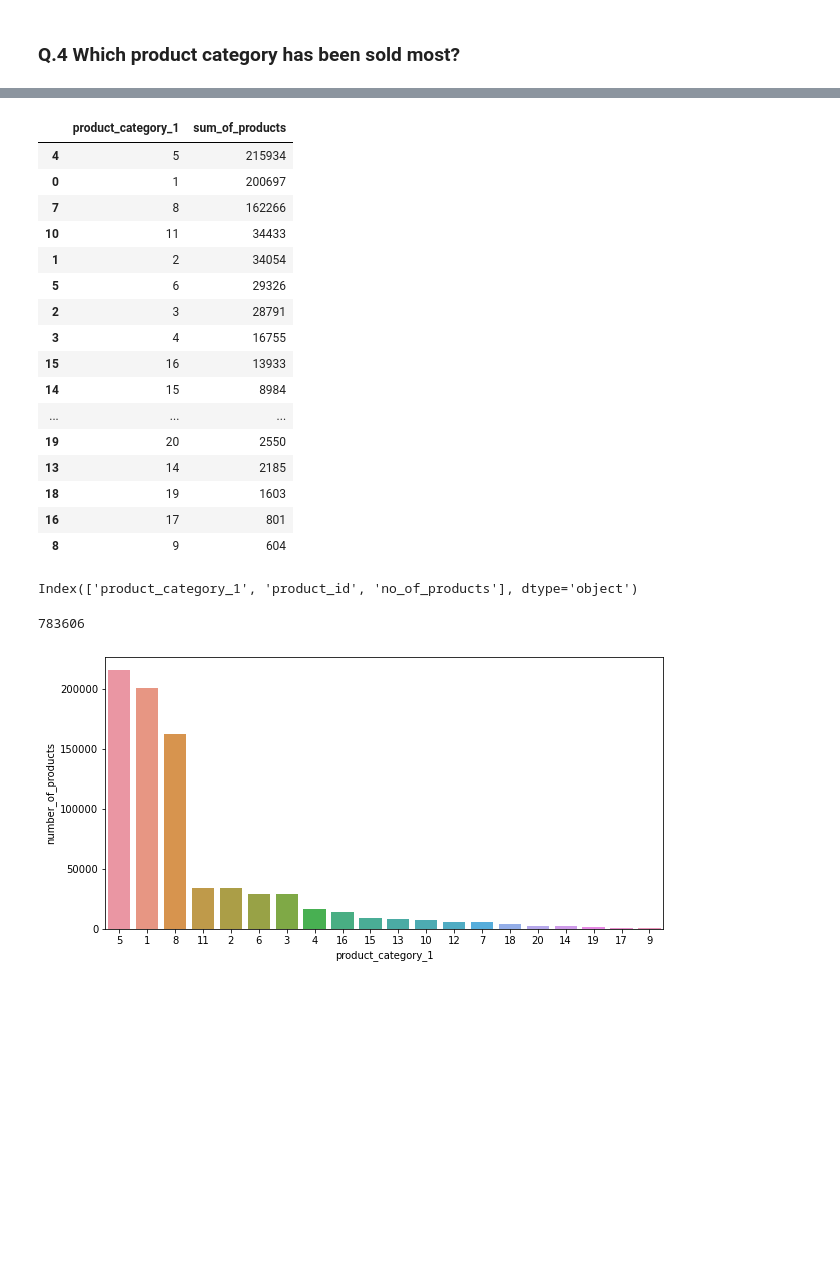
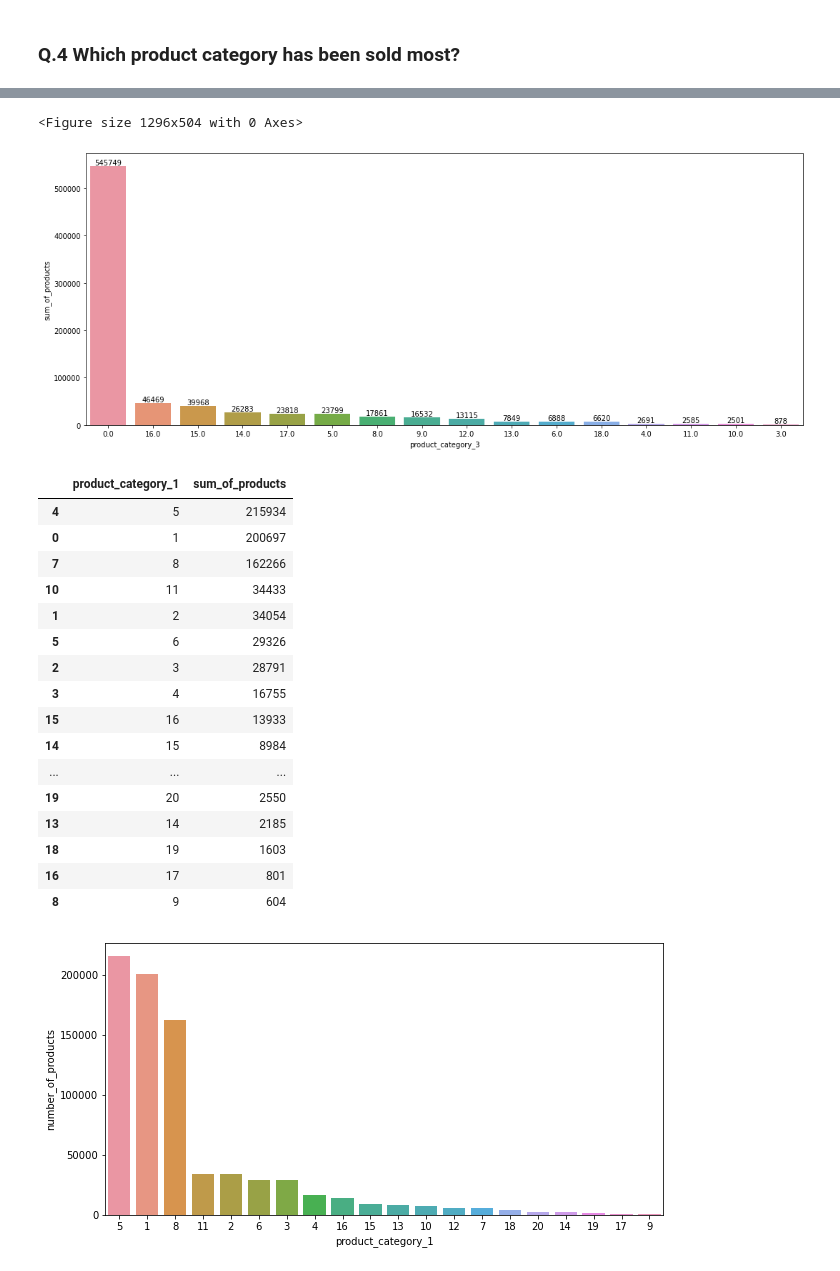
Before and after one commit to kirandhasade/Black_Friday_Analysis, a Jupyter notebook: Black friday.ipynb, the cells around one changed output, grey strips where cells are left out. Drawn from its saved outputs; the diff is of its cells as text; code cells hidden in the pictures; blank space fills up the shorter version.

```diff
--- a/Black friday.ipynb
+++ b/Black friday.ipynb
@@ -376,28 +392,9 @@ def chart_by_category(dataframe, category_col_name):
+# %%
+chart_by_product_category(dataframe = analysis_df, cat_col_name = 'product_category_3')
+# %% [output]
+<Figure size 1296x504 with 0 Axes>
+[figure, added]
 # %%
 product_category_1_sale_count = analysis_df.groupby(['product_category_1'])['product_id'].value_counts().reset_index(name='no_of_products')
 # %%
 product_category_1_sorted_values = product_category_1_sale_count.groupby(['product_category_1'])['no_of_products'].sum().reset_index(name="sum_of_products")
-# %%
-product_category_1_sorted_values.sort_values(by="sum_of_products", ascending=False)
-# %% [output]
-|  | product_category_1 | sum_of_products |
-| 4 | 5 | 215934 |
-| 0 | 1 | 200697 |
-| 7 | 8 | 162266 |
-| 10 | 11 | 34433 |
-| 1 | 2 | 34054 |
-| 5 | 6 | 29326 |
-| 2 | 3 | 28791 |
-| 3 | 4 | 16755 |
-| 15 | 16 | 13933 |
-| 14 | 15 | 8984 |
-| ... | ... | ... |
-| 19 | 20 | 2550 |
-| 13 | 14 | 2185 |
-| 18 | 19 | 1603 |
-| 16 | 17 | 801 |
-| 8 | 9 | 604 |
-# %%
-product_category_sale_count.columns
-# %% [output]
-Index(['product_category_1', 'product_id', 'no_of_products'], dtype='object')
@@ -406,7 +401,23 @@ Index(['product_category_1', 'product_id', 'no_of_products'], dtype='object')
-# %%
-product_category_sale_count['count']
-# %% [output]
-783606
+# %%
+product_category_1_sorted_values.sort_values(by="sum_of_products", ascending=False)
+# %% [output]
+|  | product_category_1 | sum_of_products |
+| 4 | 5 | 215934 |
+| 0 | 1 | 200697 |
+| 7 | 8 | 162266 |
+| 10 | 11 | 34433 |
+| 1 | 2 | 34054 |
+| 5 | 6 | 29326 |
+| 2 | 3 | 28791 |
+| 3 | 4 | 16755 |
+| 15 | 16 | 13933 |
+| 14 | 15 | 8984 |
+| ... | ... | ... |
+| 19 | 20 | 2550 |
+| 13 | 14 | 2185 |
+| 18 | 19 | 1603 |
+| 16 | 17 | 801 |
+| 8 | 9 | 604 |
 # %%
 chart_by_category(dataframe = analysis_df, category_col_name = 'product_category_1')
 # %% [output]
```
Also changed, not shown: parts of 13 cells of this notebook.
